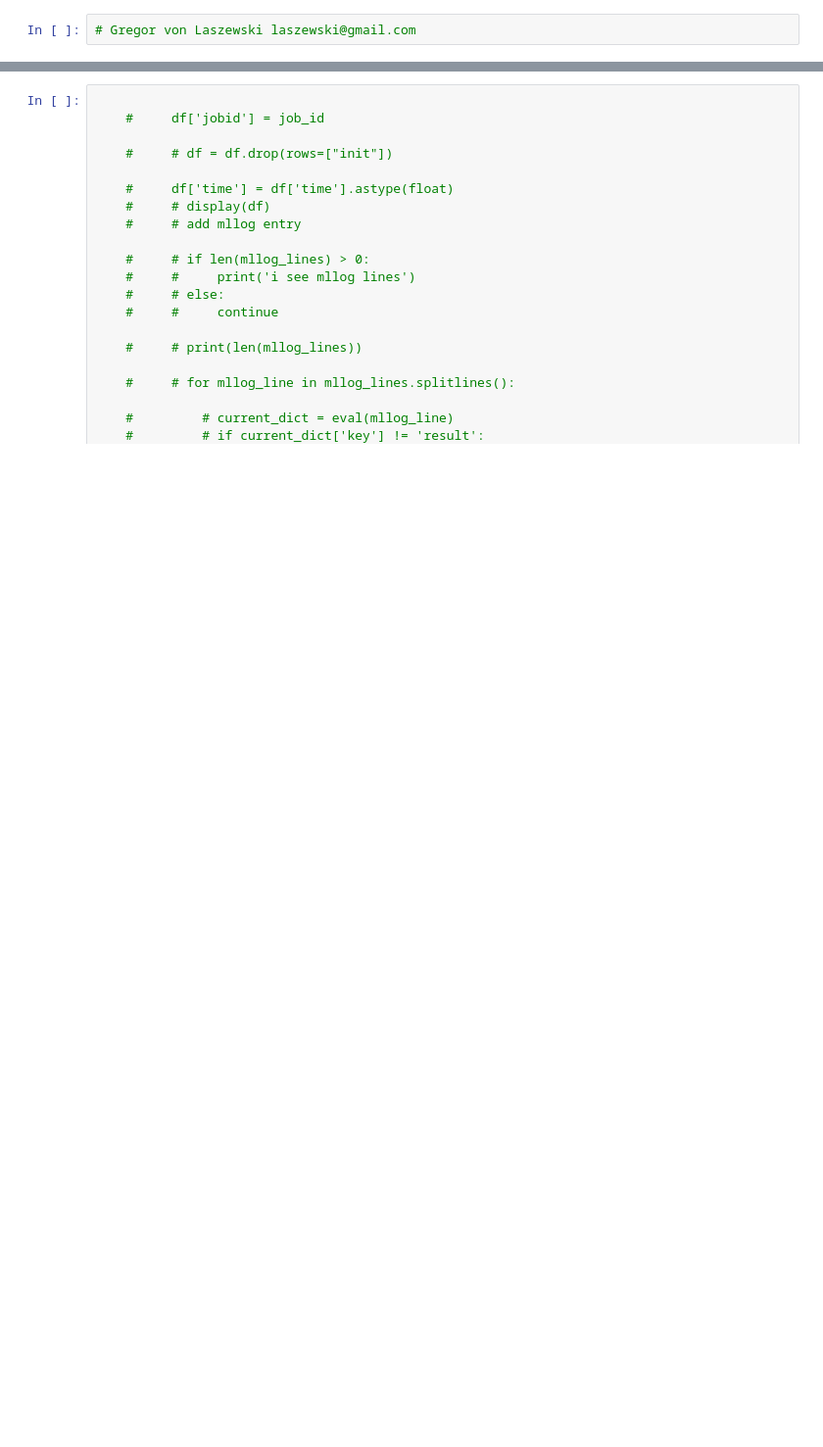
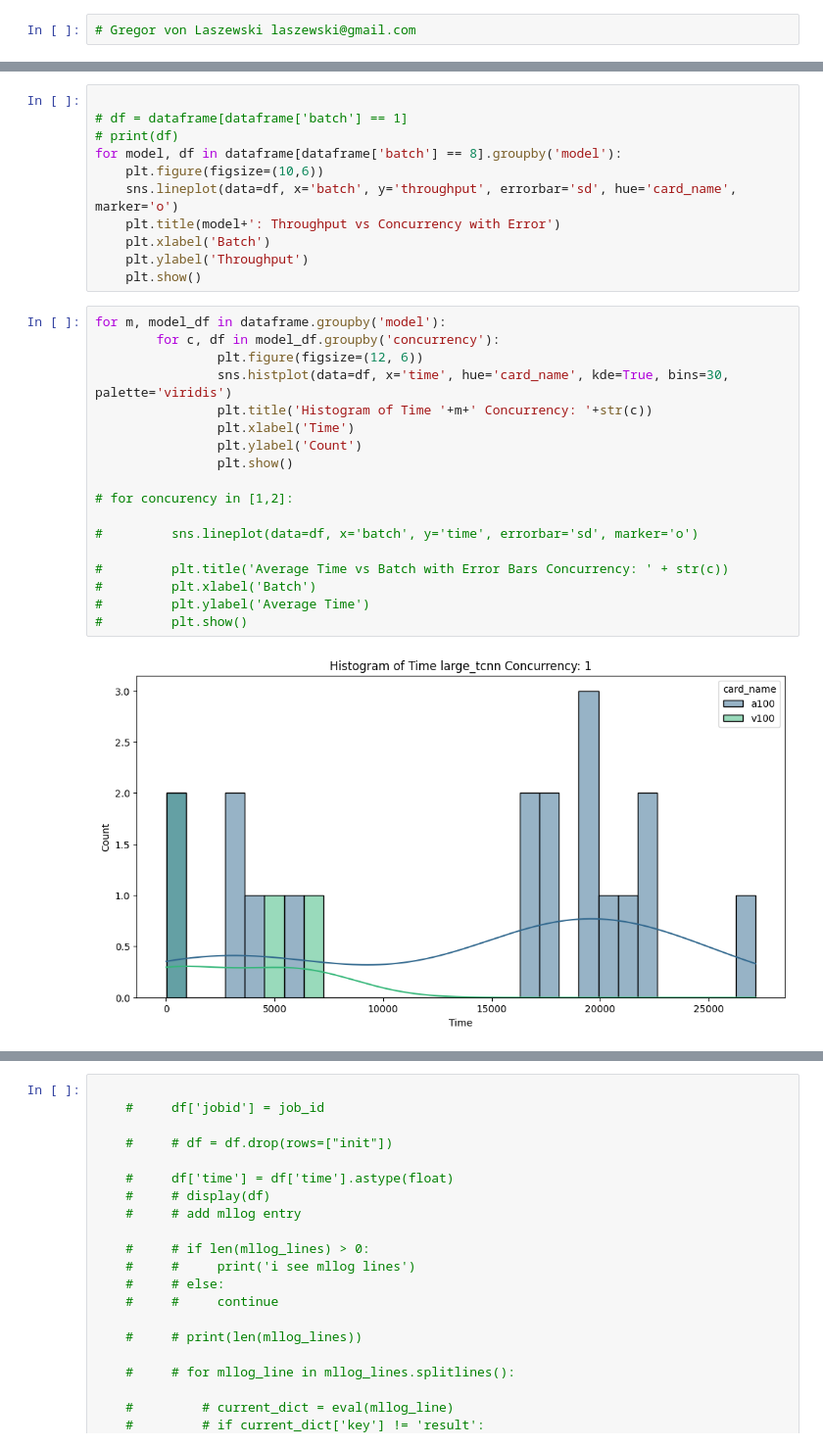
Before and after one commit to laszewsk/deprecated-osmi, a Jupyter notebook: target/rivanna/analysis/analysis-simple.ipynb, the cells around one changed output, grey strips where cells are left out. Shown at 98% size. Cells and saved outputs as stored; diff of their text form; blank space fills up the shorter version.

```diff
--- a/target/rivanna/analysis/analysis-simple.ipynb
+++ b/target/rivanna/analysis/analysis-simple.ipynb
@@ -126,0 +242,31 @@ writing to ./theta_vs_batch.tiff
+# %%
+
+# df = dataframe[dataframe['batch'] == 1]
+# print(df)
+for model, df in dataframe[dataframe['batch'] == 8].groupby('model'):
+    plt.figure(figsize=(10,6))
+    sns.lineplot(data=df, x='batch', y='throughput', errorbar='sd', hue='card_name', marker='o')
+    plt.title(model+': Throughput vs Concurrency with Error')
+    plt.xlabel('Batch')
+    plt.ylabel('Throughput')
+    plt.show()
+# %%
+for m, model_df in dataframe.groupby('model'):
+        for c, df in model_df.groupby('concurrency'):
+                plt.figure(figsize=(12, 6))
+                sns.histplot(data=df, x='time', hue='card_name', kde=True, bins=30, palette='viridis')
+                plt.title('Histogram of Time '+m+' Concurrency: '+str(c))
+                plt.xlabel('Time')
+                plt.ylabel('Count')
+                plt.show()
+
+# for concurency in [1,2]:
+
+#         sns.lineplot(data=df, x='batch', y='time', errorbar='sd', marker='o')
+
+#         plt.title('Average Time vs Batch with Error Bars Concurrency: ' + str(c))
+#         plt.xlabel('Batch')
+#         plt.ylabel('Average Time')
+#         plt.show()
+# %% [output]
+[figure, added]
```
Also changed, not shown: parts of 13 cells of this notebook, 2 other files.
